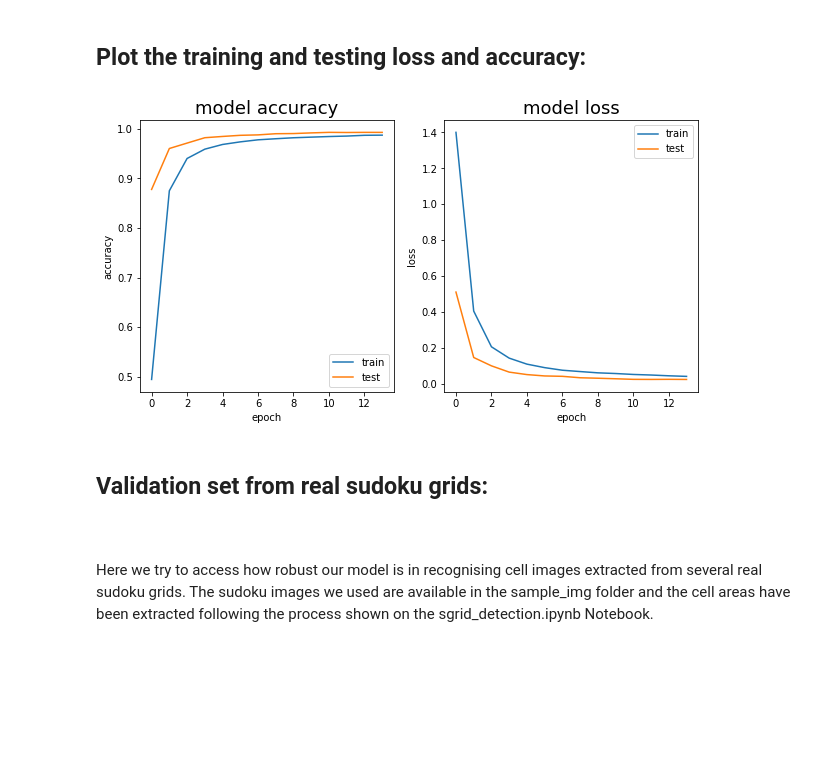
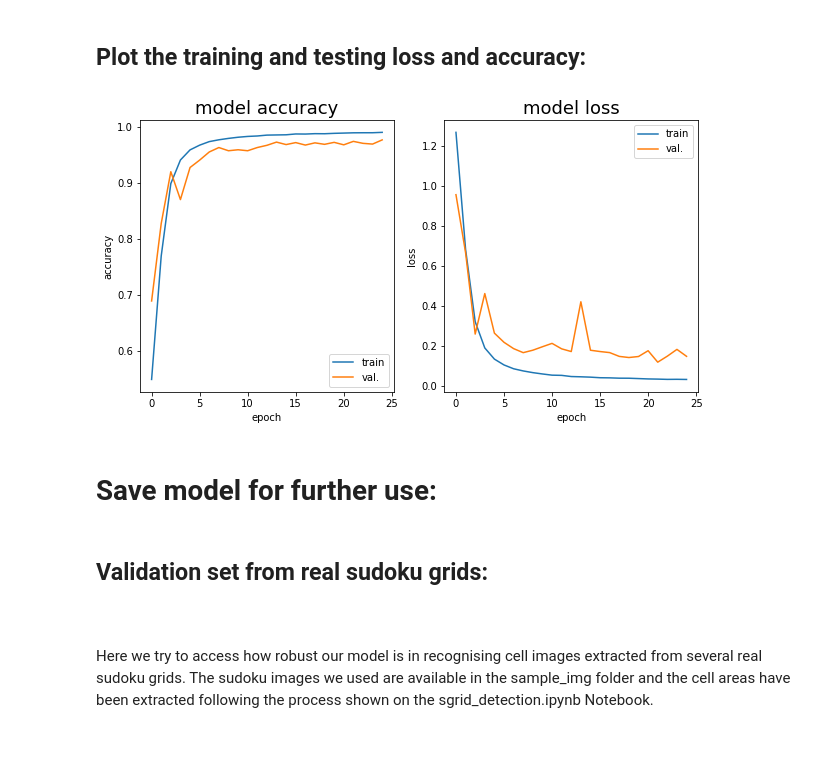
Before and after one commit to simonjuleseric2/Deep-learning-and-backtracking-sudoku, a Jupyter notebook: digit_generation&training.ipynb, the cells around one changed output. Cells and saved outputs as stored; diff of their text form; code cells hidden in the pictures; blank space fills up the shorter version.

Commit message:
new digit recognition training
CNN training for better recognition of digit cell

```diff
--- a/digit_generation&training.ipynb
+++ b/digit_generation&training.ipynb
@@ -239,36 +310,25 @@ from keras.layers import Dense, Dropout, Flatten, Activation
 from keras.layers import Conv2D, MaxPooling2D
 from keras import backend as K
 
-x_train, x_test, y_train, y_test = train_test_split(xx, yy, test_size=0.2)
+#x_train, x_test, y_train, y_test = train_test_split(xx, yy, test_size=0.1)
 
-#cell_size=45
+cell_size=45
 batch_size = 128
 num_classes = len(np.unique(yy))
-epochs = 14
+epochs = 25
 
 # input image dimensions
 img_rows, img_cols = cell_size, cell_size
 
-if K.image_data_format() == 'channels_first':
-    x_train = x_train.reshape(x_train.shape[0], 1, img_rows, img_cols)
-    x_test = x_test.reshape(x_test.shape[0], 1, img_rows, img_cols)
-    input_shape = (1, img_rows, img_cols)
-else:
-    x_train = x_train.reshape(x_train.shape[0], img_rows, img_cols, 1)
-    x_test = x_test.reshape(x_test.shape[0], img_rows, img_cols, 1)
-    input_shape = (img_rows, img_cols, 1)
 
 x_train = x_train.astype('float32')
 x_test = x_test.astype('float32')
 x_train /= 255
-x_test /= 255
+####x_test /= 255
 print('x_train shape:', x_train.shape)
 print(x_train.shape[0], 'train samples')
 print(x_test.shape[0], 'test samples')
 
-# convert class vectors to binary class matrices
-y_train = keras.utils.to_categorical(y_train, num_classes)
-y_test = keras.utils.to_categorical(y_test, num_classes)
 
 model = Sequential()
 model.add(Conv2D(32, (4, 4), padding='same', input_shape=x_train.shape[1:]))
@@ -299,7 +359,8 @@ model.compile(loss=keras.losses.categorical_crossentropy,
               optimizer=opt,
               metrics=['accuracy'])
 
-history2=model.fit(x_train, y_train,
+
+history_train=model.fit(x_train, y_train,
           batch_size=batch_size,
           epochs=epochs,
           verbose=1,
@@ -331,23 +411,23 @@ Test accuracy: 0.992562472820282
 # %%
 
 f = plt.figure(figsize=(10,5))
 f.add_subplot(1,2, 1)
-plt.plot(history2.history['accuracy'])
-plt.plot(history2.history['val_accuracy'])
+plt.plot(history_train.history['accuracy'])
+plt.plot(history_train.history['val_accuracy'])
 plt.title('model accuracy', fontsize=18)
 plt.ylabel('accuracy')
 plt.xlabel('epoch')
-plt.legend(['train', 'test'], loc='lower right')
+plt.legend(['train', 'val.'], loc='lower right')
 
 f.add_subplot(1,2, 2)
-plt.plot(history2.history['loss'])
-plt.plot(history2.history['val_loss'])
+plt.plot(history_train.history['loss'])
+plt.plot(history_train.history['val_loss'])
 plt.title('model loss',fontsize=18)
 plt.ylabel('loss')
 plt.xlabel('epoch')
-plt.legend(['train', 'test'], loc='upper right')
-plt.savefig('plots/training_stats.png' , bbox_inches='tight')
+plt.legend(['train', 'val.'], loc='upper right')
+plt.savefig('plots/training_stats1.png' , bbox_inches='tight')
 
 plt.show()
 # %% [output]
-[figure, old version]
+[figure, new version]
@@ -356,0 +434,2 @@ model.save("models/digit_recognition_model3.h5")
+# %% [markdown]
+# Save model for further use:
```
Also changed, not shown: parts of 40 cells of this notebook, 3 other files.
